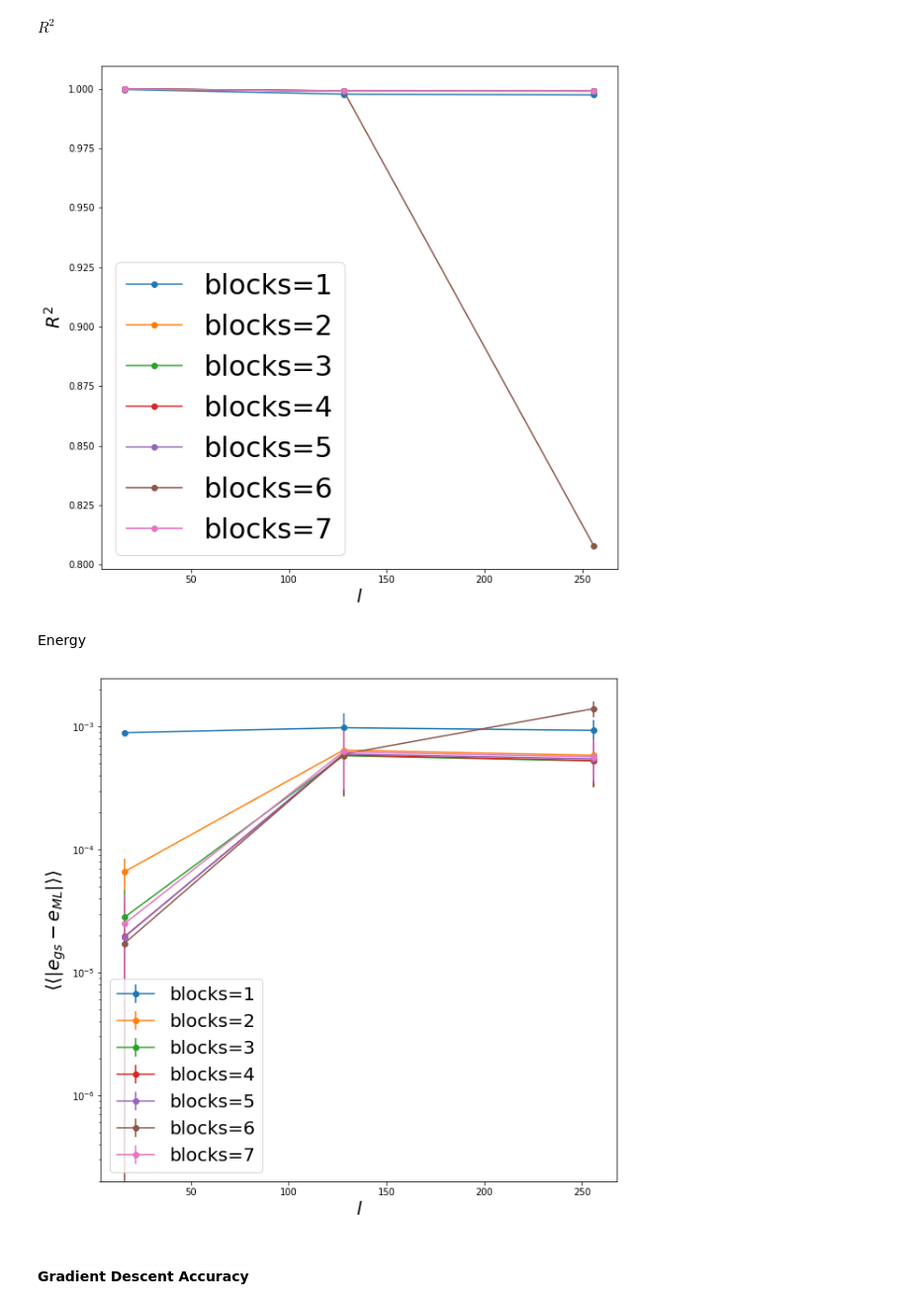
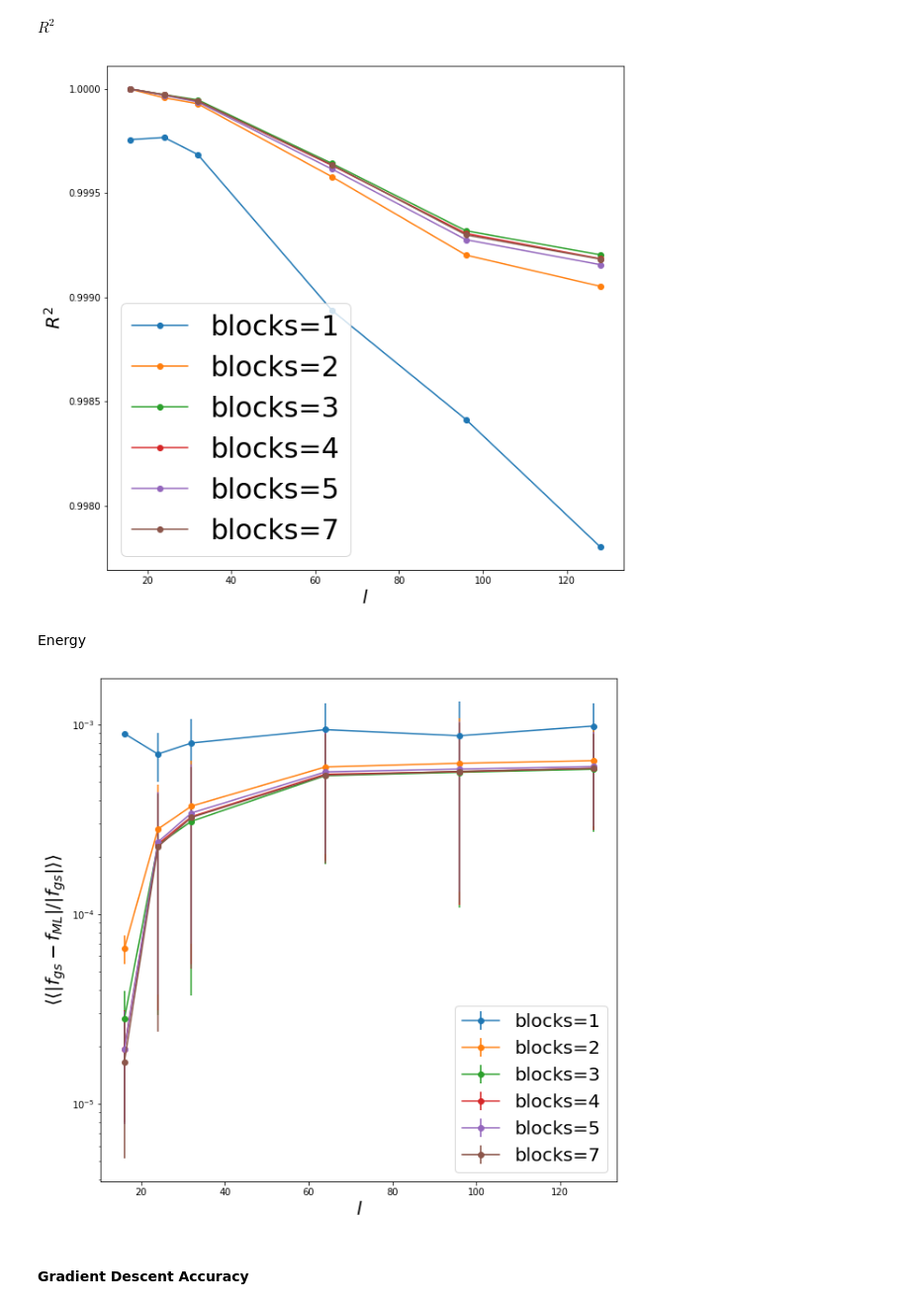
Before and after one commit to emacosta95/dft_for_ising, a Jupyter notebook: test_neural_networks_2nn_case.ipynb, the cells around one changed output. Shown at 99% size. Drawn from its saved outputs; the diff is of its cells as text; code cells hidden in the pictures.

```diff
--- a/test_neural_networks.ipynb
+++ b/test_neural_networks_2nn_case.ipynb
@@ -612,7 +626,7 @@ for j in range(len(models_name)):
 # %%
 plt.figure(figsize=(10,10))
 for i in range(len(models_name)):
-    plt.plot(ls,g_accs[i],marker='o',label=f'ks={ks[i]}')
+    plt.errorbar(ls,g_accs[i],yerr=dev_g[i],marker='o',label=f'ks={ks[i]}')
 plt.xlabel(r'$l$',fontsize=20)
 plt.ylabel(r'$\langle \langle |\Delta \frac{\partial F}{\partial z_i} |/|\frac{\partial F}{\partial z_i}| \rangle \rangle$',fontsize=20)
 plt.legend(fontsize=20)
@@ -622,0 +719,18 @@ ValueError: x and y must have same first dimension, but have shapes (7,) and (3,
+# %%
+de=np.abs(gs_energy-min_energy)/np.abs(gs_energy)
+
+fig=plt.figure(figsize=(5,5))
+plt.plot(ks,np.average(de,axis=-1),linestyle='-',marker='o',linewidth=2,color='black')
+plt.xlabel(r'No. Blocks',fontsize=30)
+plt.ylabel(r'$\langle \frac{|\Delta e|}{|e|} \rangle$',fontsize=30)
+plt.tick_params(
+            top=True,
+            right=True,
+            labeltop=False,
+            labelright=False,
+            direction="in",
+            labelsize=20,
+            width=2,
+        )
+plt.semilogy()
+plt.show()
@@ -626,19 +755,18 @@ ValueError: x and y must have same first dimension, but have shapes (7,) and (3,
 #### Data
 # %%
 models_name=['2nn_ising/h_5.44_15k_unet_periodic_augmentation_[40]_hc_5_ks_1_ps_1_nconv_0_nblock',
-            '2nn_ising/h_5.44_15k_unet_periodic_augmentation_[40, 40]_hc_5_ks_1_ps_2_nconv_0_nblock',
+             '2nn_ising/h_5.44_15k_unet_periodic_augmentation_[40, 40]_hc_5_ks_1_ps_2_nconv_0_nblock',
              '2nn_ising/h_5.44_15k_unet_periodic_augmentation_[40, 40, 40]_hc_5_ks_1_ps_3_nconv_0_nblock',
              '2nn_ising/h_5.44_15k_unet_periodic_augmentation_[40, 40, 40, 40]_hc_5_ks_1_ps_4_nconv_0_nblock',
              '2nn_ising/h_5.44_15k_unet_periodic_augmentation_[40, 40, 40, 40, 40]_hc_5_ks_1_ps_5_nconv_0_nblock',
-             '2nn_ising/h_5.44_15k_unet_periodic_augmentation_[40, 40, 40, 40, 40, 40]_hc_5_ks_1_ps_6_nconv_0_nblock',
+             #'2nn_ising/h_5.44_15k_unet_periodic_augmentation_[40, 40, 40, 40, 40, 40]_hc_5_ks_1_ps_6_nconv_0_nblock',
              '2nn_ising/h_5.44_15k_unet_periodic_augmentation_[40, 40, 40, 40, 40, 40, 40]_hc_5_ks_1_ps_7_nconv_0_nblock',
              ]
 
 
-blocks=np.arange(7)
-
-ls=[16,128,256]
-
+blocks=[1,2,3,4,5,7]
+ls=[16,24,32,64,96,128]
+#ls=[16,24,32,48,64]
 
 data_path=[f'data/dataset_2nn/test_unet_periodic_2nn_{l}_l_5.44_h_100_n.npz' for l in ls]
 # %% [markdown]
@@ -674,27 +802,28 @@ de=0.0005686659236358682 std(de)=0.0002067791734319159
 $R^2$
 # %%
 plt.figure(figsize=(10,10))
+
 for i in range(len(models_name)):
-    plt.plot(ls,rs[i],marker='o',label=f'blocks={blocks[i]+1}')
+    plt.plot(ls,rs[i],marker='o',label=f'blocks={blocks[i]}')
 plt.xlabel(r'$l$',fontsize=20)
 plt.ylabel(r'$R^2$',fontsize=20)
 plt.legend(fontsize=30)
 plt.show()
 # %% [output]
-[figure, old version]
+[figure, new version]
 # %% [markdown]
 Energy
 # %%
 plt.figure(figsize=(10,10))
 for i in range(len(models_name)):
-    plt.errorbar(ls,des[i],yerr=devde,marker='o',label=f'blocks={blocks[i]+1}')
+    plt.errorbar(ls,des[i],yerr=devde,marker='o',label=f'blocks={blocks[i]}')
 plt.legend(fontsize=20)
 plt.semilogy()
 plt.xlabel(r'$l$',fontsize=20)
-plt.ylabel(r'$\langle \langle|e_{gs}-e_{ML}| \rangle \rangle$',fontsize=20)
+plt.ylabel(r'$\langle \langle|f_{gs}-f_{ML}|/|f_{gs}| \rangle \rangle$',fontsize=20)
 plt.show()
 # %% [output]
-[figure, old version]
+[figure, new version]
 # %% [markdown]
 #### Gradient Descent Accuracy
 # %%
```
Also changed, not shown: parts of 51 cells of this notebook, 6 other files.
